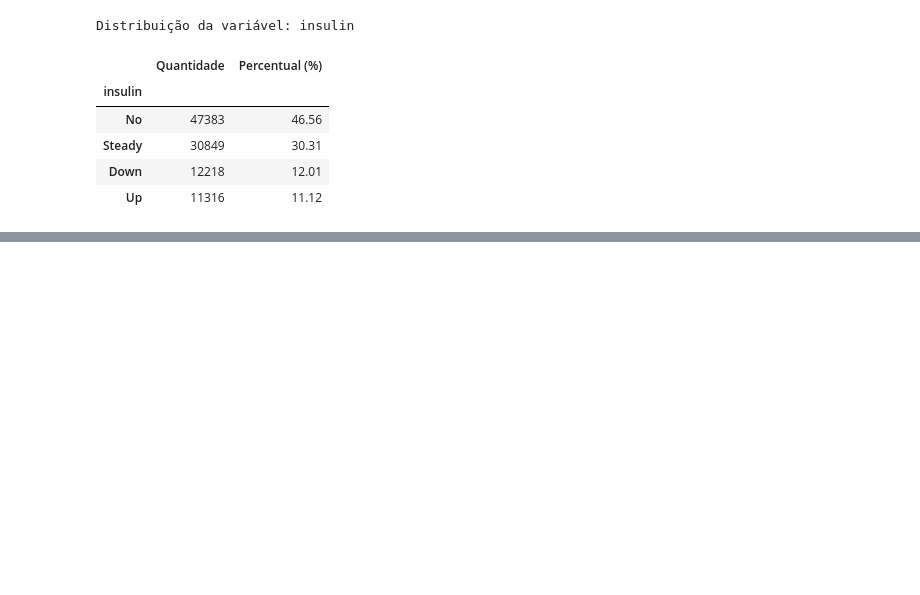
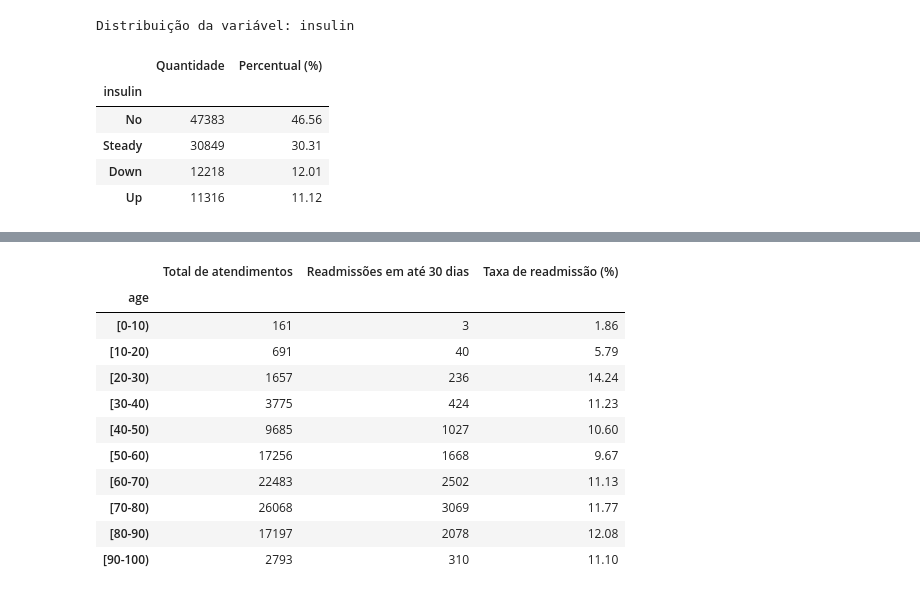
Before and after one commit to HelenLauren/Data-analytics, a Jupyter notebook: notebooks/RA3_Analysis_MachineLearning.ipynb, the cells around one changed output, grey strips where cells are left out. Saved outputs shown, nothing was run; the diff lists cells and outputs as text; code cells hidden in the pictures; blank space fills up the shorter version.

```diff
--- a/notebooks/RA3_Analysis_MachineLearning.ipynb
+++ b/notebooks/RA3_Analysis_MachineLearning.ipynb
@@ -259,0 +268,41 @@ Distribuição da variável: insulin
+# %%
+# 15. Taxa de readmissão em até 30 dias por faixa etária
+
+ordem_idades = [
+    "[0-10)", "[10-20)", "[20-30)", "[30-40)",
+    "[40-50)", "[50-60)", "[60-70)", "[70-80)",
+    "[80-90)", "[90-100)"
+]
+
+analise_idade = (
+    df.groupby("age", observed=False)["readmitido_30_dias"]
+    .agg(["count", "sum", "mean"])
+    .reindex(ordem_idades)
+)
+
+analise_idade = analise_idade.rename(columns={
+    "count": "Total de atendimentos",
+    "sum": "Readmissões em até 30 dias",
+    "mean": "Taxa de readmissão"
+})
+
+analise_idade["Taxa de readmissão (%)"] = (
+    analise_idade["Taxa de readmissão"] * 100
+)
+
+analise_idade = analise_idade.drop(columns="Taxa de readmissão")
+
+display(analise_idade.round(2))
+# %% [output]
+|  | Total de atendimentos | Readmissões em até 30 dias | Taxa de readmissão (%) |
+| age |  |  |  |
+| [0-10) | 161 | 3 | 1.86 |
+| [10-20) | 691 | 40 | 5.79 |
+| [20-30) | 1657 | 236 | 14.24 |
+| [30-40) | 3775 | 424 | 11.23 |
+| [40-50) | 9685 | 1027 | 10.60 |
+| [50-60) | 17256 | 1668 | 9.67 |
+| [60-70) | 22483 | 2502 | 11.13 |
+| [70-80) | 26068 | 3069 | 11.77 |
+| [80-90) | 17197 | 2078 | 12.08 |
+| [90-100) | 2793 | 310 | 11.10 |
```
Also changed, not shown: parts of 8 cells of this notebook.
